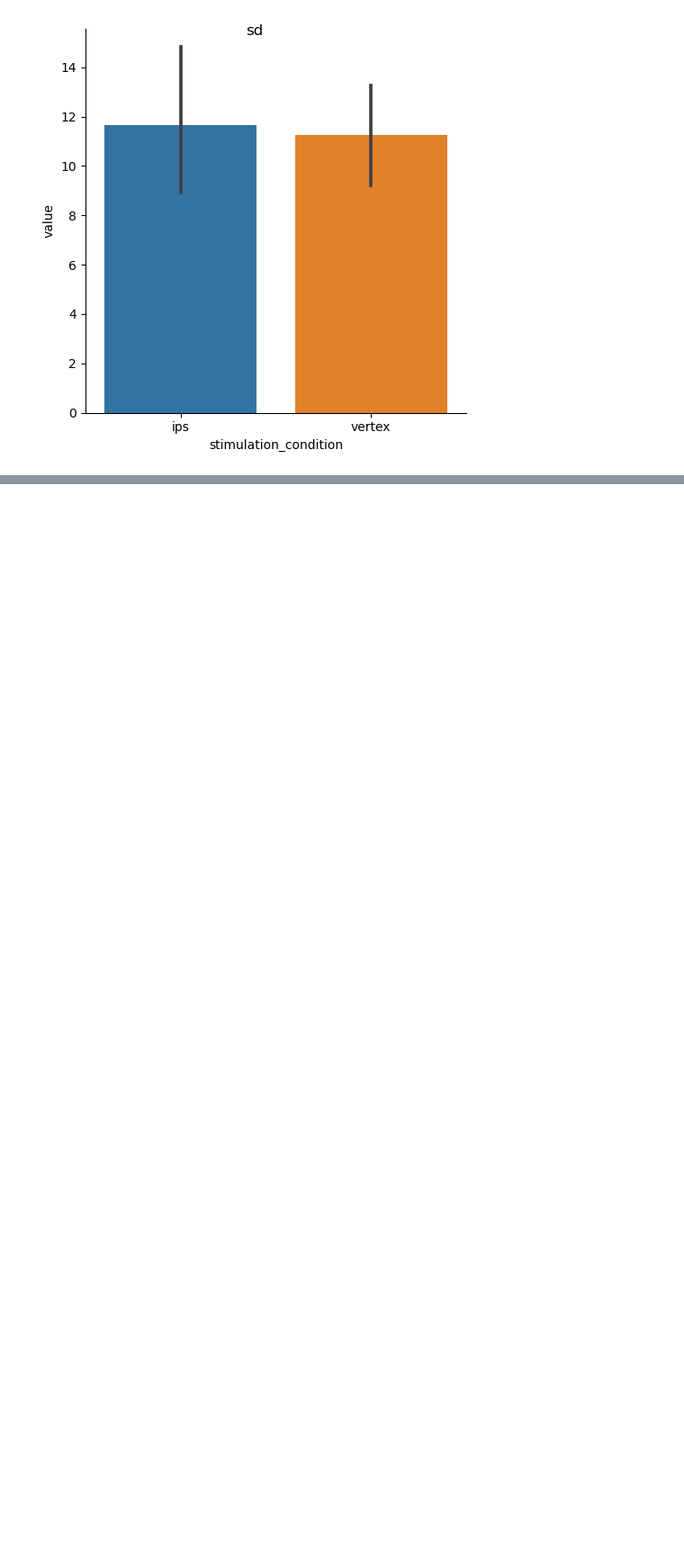
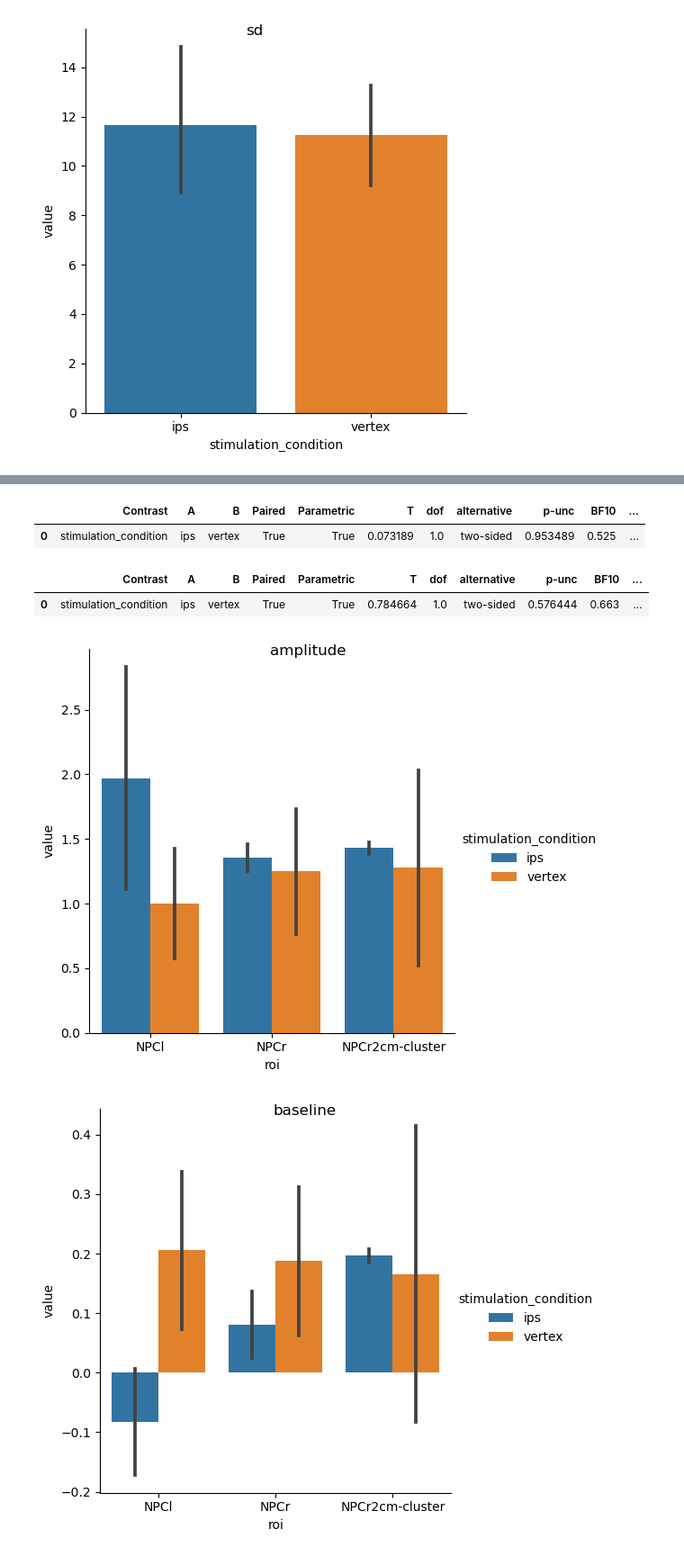
Before and after one commit to Gilles86/tms_risk, a Jupyter notebook: tms_risk/encoding_model/notebooks/analyze_encoding_model.ipynb, the cells around one changed output, grey strips where cells are left out. Shown: that part at 90% size. Cells and saved outputs as stored; diff of their text form; code cells hidden in the pictures; blank space fills up the shorter version.

```diff
--- a/tms_risk/encoding_model/notebooks/analyze_encoding_model.ipynb
+++ b/tms_risk/encoding_model/notebooks/analyze_encoding_model.ipynb
@@ -82,8 +115,3 @@ pingouin.rm_anova(tmp, 'cvr2', 'stimulation_condition', 'subject')
-# %%
-thr_pars = pars.droplevel('session').droplevel('Stimulation condition').unstack('stimulation_condition')
-thr_pars = thr_pars[thr_pars[('cvr2', 'baseline')] > 0.0].stack('stimulation_condition')
-
-tmp = thr_pars.groupby(['subject', 'stimulation_condition']).mean().stack().to_frame('value')
 # %%
 for par, tmp2 in tmp.drop('baseline', level='stimulation_condition').groupby('parameter'):
     #  tmp.drop('baseline', level='stimulation_condition').xs('amplitude', 0, 'parameter').groupby(['subject', 'stimulation_condition']).mean().reset_index()
@@ -422,0 +143,33 @@ dir(model.formula)
+# %%
+pars = []
+keys = []
+
+for sub, session, roi in product(subjects[:2], [2,3], ['NPCl', 'NPCr', 'NTOl', 'NTOr', 'NPCr2cm-cluster']):
+
+    try:
+        pars.append(sub.get_prf_parameters_volume(session, smoothed=True, retroicor=False, denoise=True, cross_validated=False, natural_space=True, roi=roi))
+        keys.append((sub.subject, session, roi))
+    except Exception as e:
+        print(e)
+
+pars = pd.concat(pars, keys=keys, names=['subject', 'session', 'roi'])
+tms_conditions = get_tms_conditions()
+for key in tms_conditions:
+    tms_conditions[key][1] = 'baseline'
+
+pars['stimulation_condition'] = pars.reset_index().apply(lambda d: tms_conditions[d['subject']][d['session']],  axis=1).values
+pars = pars.set_index('stimulation_condition', append=True)
+pars.index = pars.index.set_names('voxel', level=-2)
+# %%
+thr_pars = pars[pars.cvr2 > 0.0]
+
+tmp = thr_pars.groupby(['subject', 'stimulation_condition', 'roi']).mean().stack().to_frame('value')
+# %%
+for par, tmp2 in tmp.drop('baseline', level='stimulation_condition').groupby('parameter'):
+    #  tmp.drop('baseline', level='stimulation_condition').xs('amplitude', 0, 'parameter').groupby(['subject', 'stimulation_condition']).mean().reset_index()
+
+    ax = sns.catplot(x='roi', hue='stimulation_condition', y='value', data=tmp2.reset_index(), kind='bar')
+    plt.gcf().suptitle(par)
+    # print(pingouin.rm_anova(tmp2.reset_index(), 'value', 'stimulation_condition', 'subject'))
+    display(pingouin.pairwise_tests(data=tmp2.reset_index(), dv='value', within='stimulation_condition', subject='subject'))
+# %% [output]
@@ -422,0 +184,6 @@ dir(model.formula)
+|  | Contrast | A | B | Paired | Parametric | T | dof | alternative | p-unc | BF10 | ... |
+| 0 | stimulation_condition | ips | vertex | True | True | 0.073189 | 1.0 | two-sided | 0.953489 | 0.525 | ... |
+|  | Contrast | A | B | Paired | Parametric | T | dof | alternative | p-unc | BF10 | ... |
+| 0 | stimulation_condition | ips | vertex | True | True | 0.784664 | 1.0 | two-sided | 0.576444 | 0.663 | ... |
+[figure, added]
+[figure, added]
```
Also changed, not shown: parts of 42 cells of this notebook.
